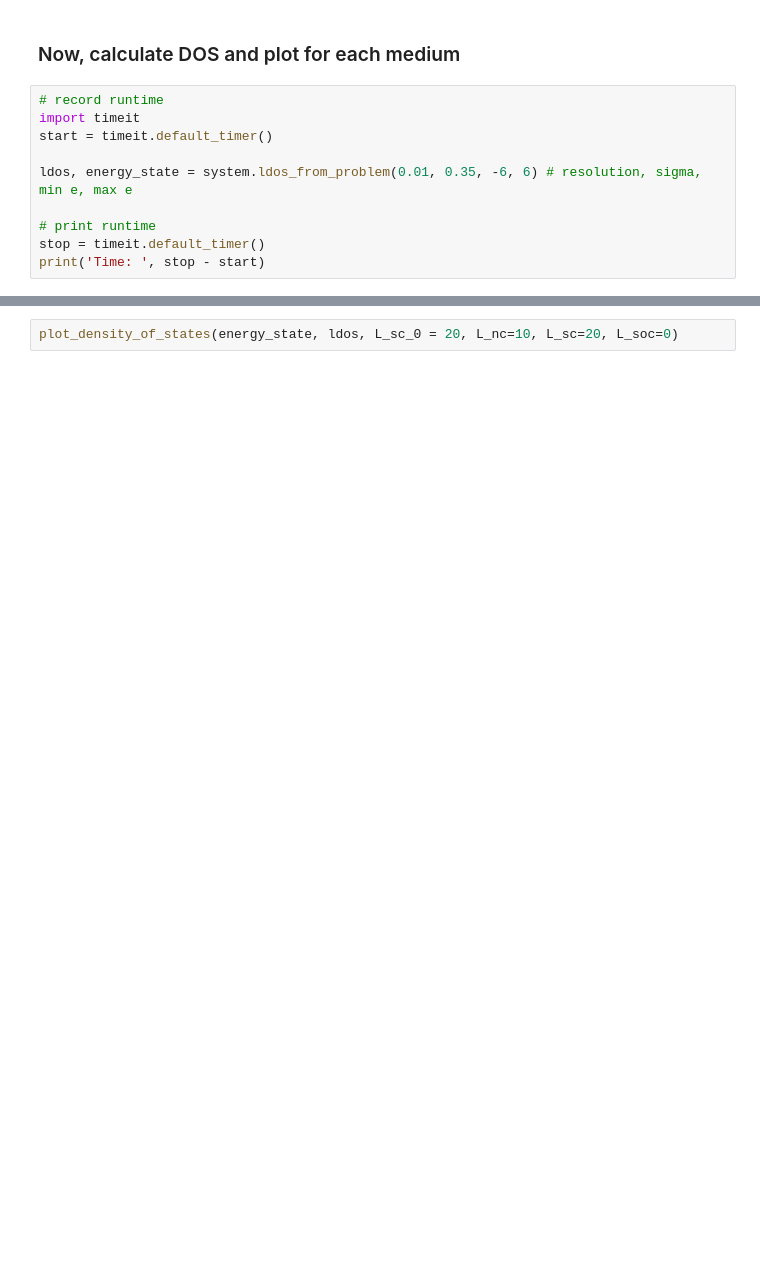
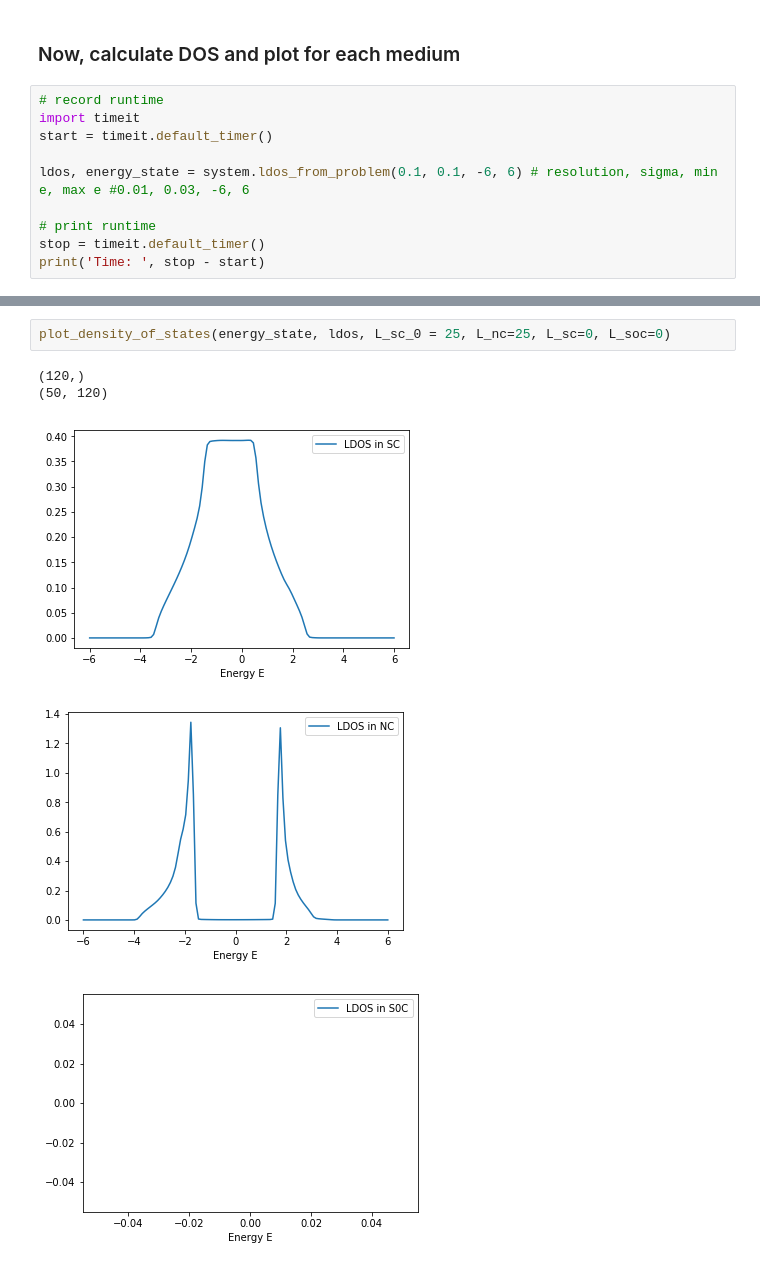
Before and after one commit to martinedyring/FysMat.SpinOrbitJosephsonJunction, a Jupyter notebook: Prosjektoppgave/Notebooks/DOS.ipynb, the cells around one changed output, grey strips where cells are left out. Saved outputs shown, nothing was run; the diff lists cells and outputs as text; blank space fills up the shorter version.

```diff
--- a/Prosjektoppgave/Notebooks/DOS.ipynb
+++ b/Prosjektoppgave/Notebooks/DOS.ipynb
@@ -37,7 +42,7 @@ plot_pairing_amplitude(system, F_matrix)
 import timeit
 start = timeit.default_timer()
 
-ldos, energy_state = system.ldos_from_problem(0.01, 0.35, -6, 6) # resolution, sigma, min e, max e
+ldos, energy_state = system.ldos_from_problem(0.1, 0.1, -6, 6) # resolution, sigma, min e, max e #0.01, 0.03, -6, 6
 
 # print runtime
 stop = timeit.default_timer()
@@ -48,2 +58,8 @@ print(energy_state.shape)
 # %%
-plot_density_of_states(energy_state, ldos, L_sc_0 = 20, L_nc=10, L_sc=20, L_soc=0)
+plot_density_of_states(energy_state, ldos, L_sc_0 = 25, L_nc=25, L_sc=0, L_soc=0)
+# %% [output]
+(120,)
+(50, 120)
+[figure, added]
+[figure, added]
+[figure, added]
```
Also changed, not shown: parts of 11 cells of this notebook, 14 other files.
